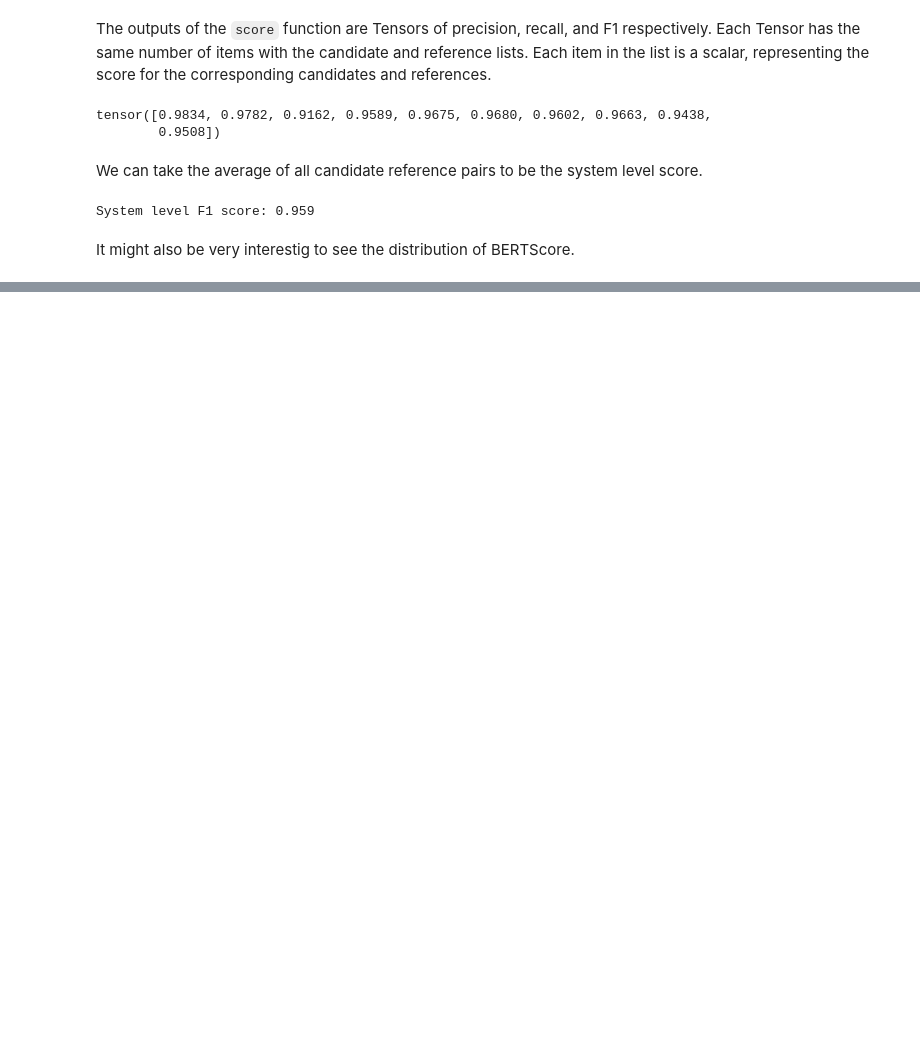
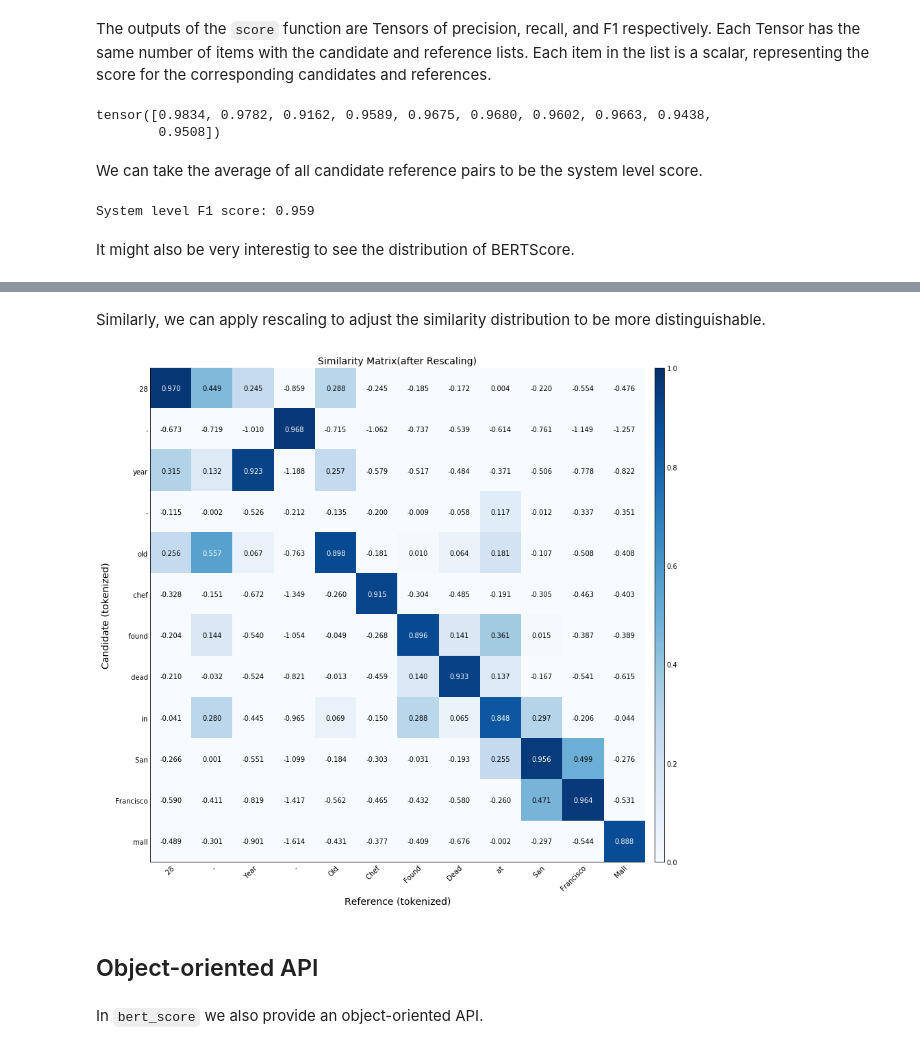
Before and after one commit to Tiiiger/bert_score, a Jupyter notebook: example/Demo.ipynb, the cells around one changed output, grey strips where cells are left out. Saved outputs shown, nothing was run; the diff lists cells and outputs as text; code cells hidden in the pictures; blank space fills up the shorter version.

```diff
--- a/example/Demo.ipynb
+++ b/example/Demo.ipynb
@@ -79,0 +113,10 @@ plot_example(cands[0], refs[0], lang="en")
+# %% [markdown]
+Similarly, we can apply rescaling to adjust the similarity distribution to be more distinguishable.
+# %%
+plot_example(cands[0], refs[0], lang="en", rescale_with_baseline=True)
+# %% [output]
+[figure, added]
+# %% [markdown]
+## Object-oriented API
+# %% [markdown]
+In `bert_score` we also provide an object-oriented API.
```
Also changed, not shown: parts of 17 cells of this notebook, 4 other files.
